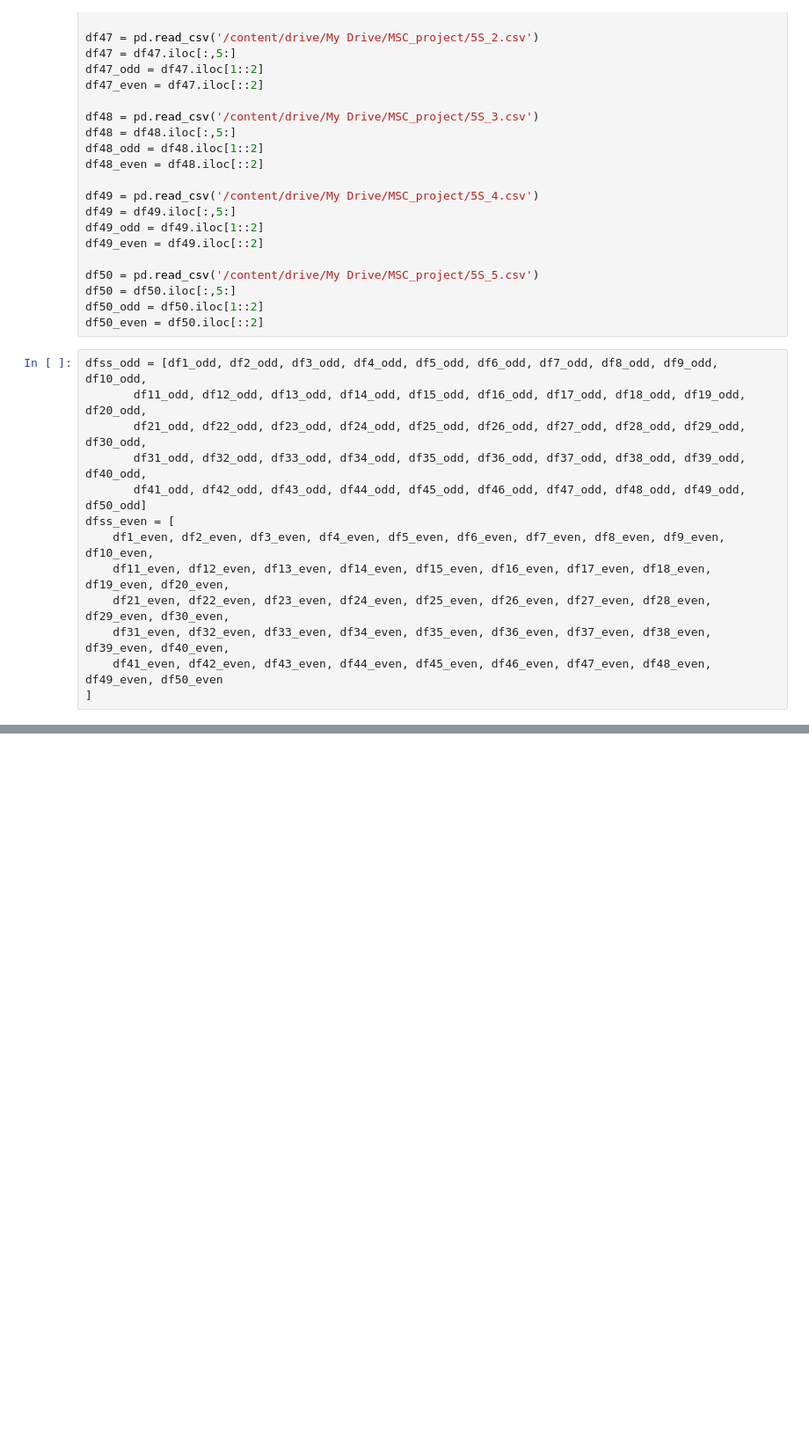
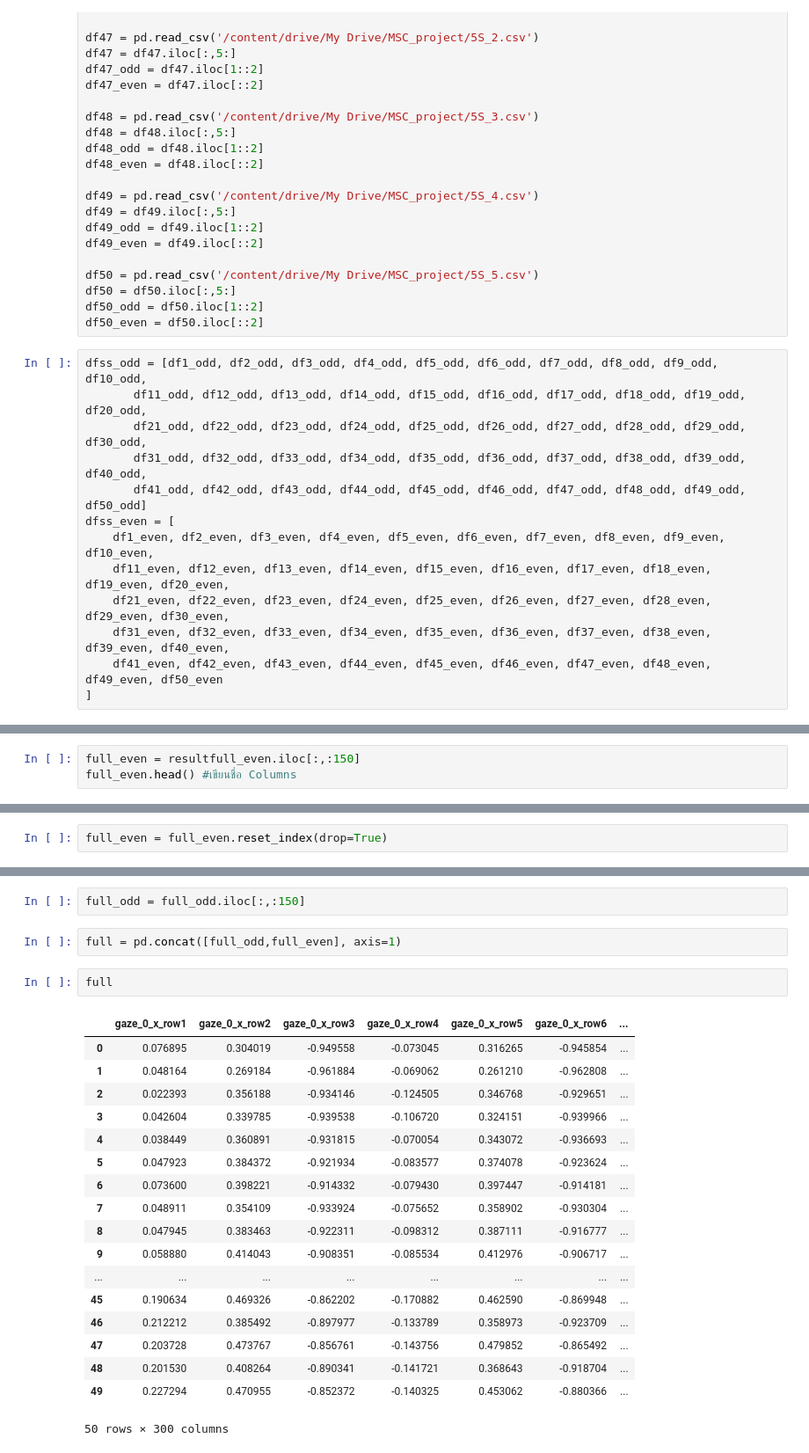
Before and after one commit to sitthatkaja/ThesisM.Sc., a Jupyter notebook: Manual_Frame_by_Frame(odd_even).ipynb, the cells around one changed output, grey strips where cells are left out. Shown at 88% size. Cells and saved outputs as stored; diff of their text form; blank space fills up the shorter version.

```diff
--- a/Manual_Frame_by_Frame(odd_even).ipynb
+++ b/Manual_Frame_by_Frame(odd_even).ipynb
@@ -273,0 +922,3 @@ dfss_even = [
+# %%
+full_even = resultfull_even.iloc[:,:150]
+full_even.head() #เขียนชื่อ Columns
@@ -273,0 +933,2 @@ dfss_even = [
+# %%
+full_even = full_even.reset_index(drop=True)
@@ -273,0 +1062,25 @@ dfss_even = [
+# %%
+full_odd = full_odd.iloc[:,:150]
+# %%
+full = pd.concat([full_odd,full_even], axis=1)
+# %%
+full
+# %% [output]
+|  | gaze_0_x_row1 | gaze_0_x_row2 | gaze_0_x_row3 | gaze_0_x_row4 | gaze_0_x_row5 | gaze_0_x_row6 | ... |
+| 0 | 0.076895 | 0.304019 | -0.949558 | -0.073045 | 0.316265 | -0.945854 | ... |
+| 1 | 0.048164 | 0.269184 | -0.961884 | -0.069062 | 0.261210 | -0.962808 | ... |
+| 2 | 0.022393 | 0.356188 | -0.934146 | -0.124505 | 0.346768 | -0.929651 | ... |
+| 3 | 0.042604 | 0.339785 | -0.939538 | -0.106720 | 0.324151 | -0.939966 | ... |
+| 4 | 0.038449 | 0.360891 | -0.931815 | -0.070054 | 0.343072 | -0.936693 | ... |
+| 5 | 0.047923 | 0.384372 | -0.921934 | -0.083577 | 0.374078 | -0.923624 | ... |
+| 6 | 0.073600 | 0.398221 | -0.914332 | -0.079430 | 0.397447 | -0.914181 | ... |
+| 7 | 0.048911 | 0.354109 | -0.933924 | -0.075652 | 0.358902 | -0.930304 | ... |
+| 8 | 0.047945 | 0.383463 | -0.922311 | -0.098312 | 0.387111 | -0.916777 | ... |
+| 9 | 0.058880 | 0.414043 | -0.908351 | -0.085534 | 0.412976 | -0.906717 | ... |
+| ... | ... | ... | ... | ... | ... | ... | ... |
+| 45 | 0.190634 | 0.469326 | -0.862202 | -0.170882 | 0.462590 | -0.869948 | ... |
+| 46 | 0.212212 | 0.385492 | -0.897977 | -0.133789 | 0.358973 | -0.923709 | ... |
+| 47 | 0.203728 | 0.473767 | -0.856761 | -0.143756 | 0.479852 | -0.865492 | ... |
+| 48 | 0.201530 | 0.408264 | -0.890341 | -0.141721 | 0.368643 | -0.918704 | ... |
+| 49 | 0.227294 | 0.470955 | -0.852372 | -0.140325 | 0.453062 | -0.880366 | ... |
+50 rows × 300 columns
```
Also changed, not shown: parts of 80 cells of this notebook.
